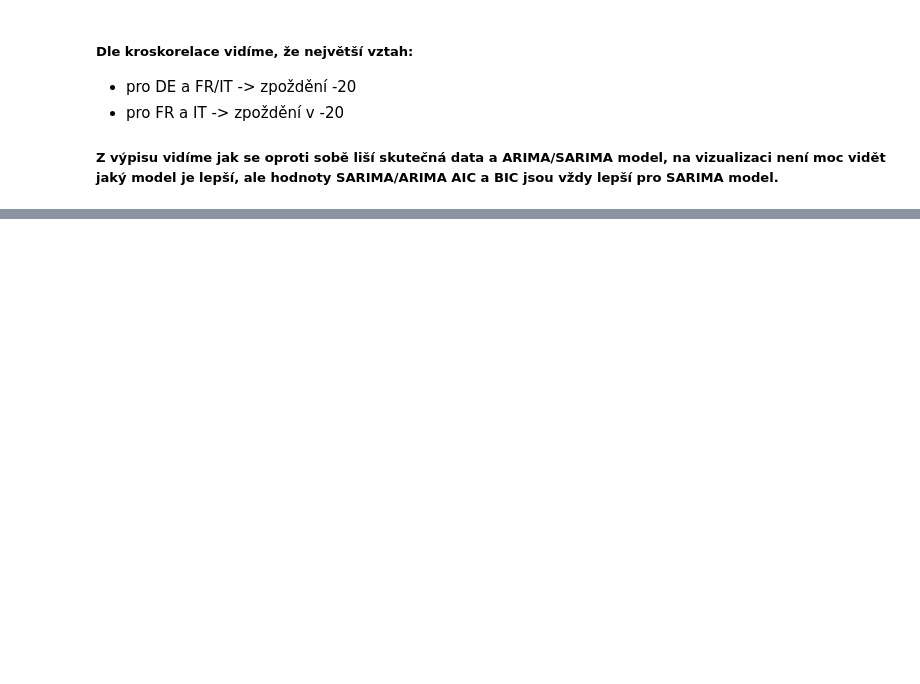
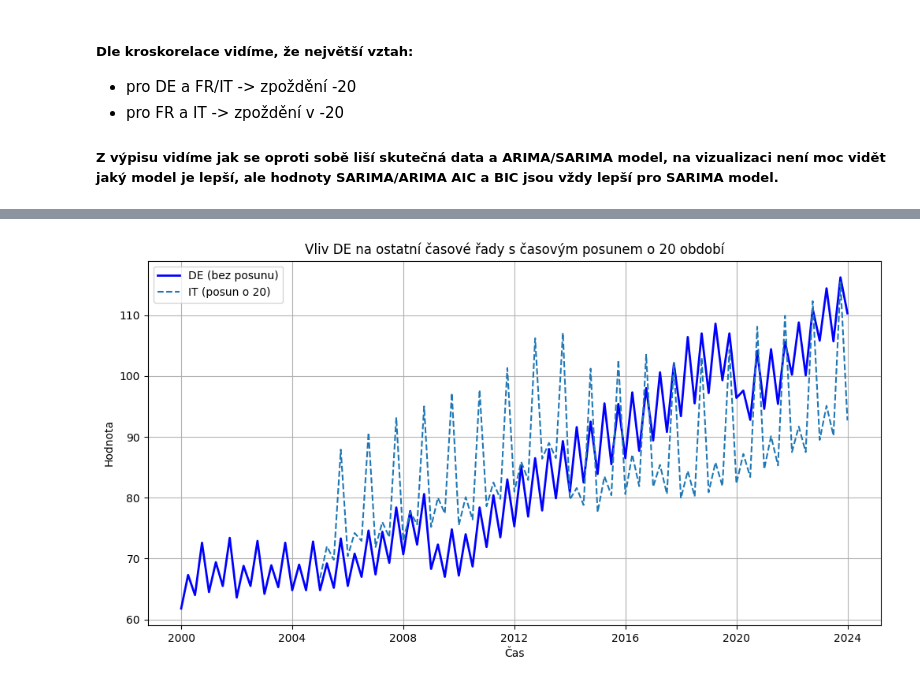
Before and after one commit to ulricht01/CAS, a Jupyter notebook: semestralni_prace.ipynb, the cells around one changed output, grey strips where cells are left out. Drawn from its saved outputs; the diff is of its cells as text; code cells hidden in the pictures; blank space fills up the shorter version.

```diff
--- a/semestralni_prace.ipynb
+++ b/semestralni_prace.ipynb
@@ -730,0 +614,31 @@ IT  95.234709  44.842082        122.717321         116.288259
+# %%
+import matplotlib.pyplot as plt
+import pandas as pd
+
+# Funkce pro vykreslení jedné časové řady bez posunu a ostatních řad s posunem
+def plot_lagged_comparison(data, reference_geo, other_geos, lag=20):
+    plt.figure(figsize=(12, 6))
+
+    # Původní časová řada pro referenční geografickou oblast (např. DE)
+    plt.plot(data.index, data[reference_geo], label=f'{reference_geo} (bez posunu)', color='blue', linewidth=2)
+
+    # Ostatní časové řady s aplikovaným posunem
+    for geo in other_geos:
+        shifted_series = data[geo].shift(lag)
+        plt.plot(data.index, shifted_series, label=f'{geo} (posun o {lag})', linestyle='--')
+
+    plt.title(f'Vliv {reference_geo} na ostatní časové řady s časovým posunem o {lag} období')
+    plt.xlabel('Čas')
+    plt.ylabel('Hodnota')
+    plt.legend()
+    plt.grid(True)
+    plt.show()
+
+# Příklad použití funkce
+reference_geo = 'DE'  # Referenční časová řada (bez posunu)
+other_geos = ['IT']  # Ostatní časové řady s aplikovaným posunem
+
+# Vykreslení porovnání DE s posunutými IT a FR
+plot_lagged_comparison(pivot_data, reference_geo, other_geos, lag=20)
+# %% [output]
+[figure, added]
```
Also changed, not shown: parts of 8 cells of this notebook, 1 other file.
